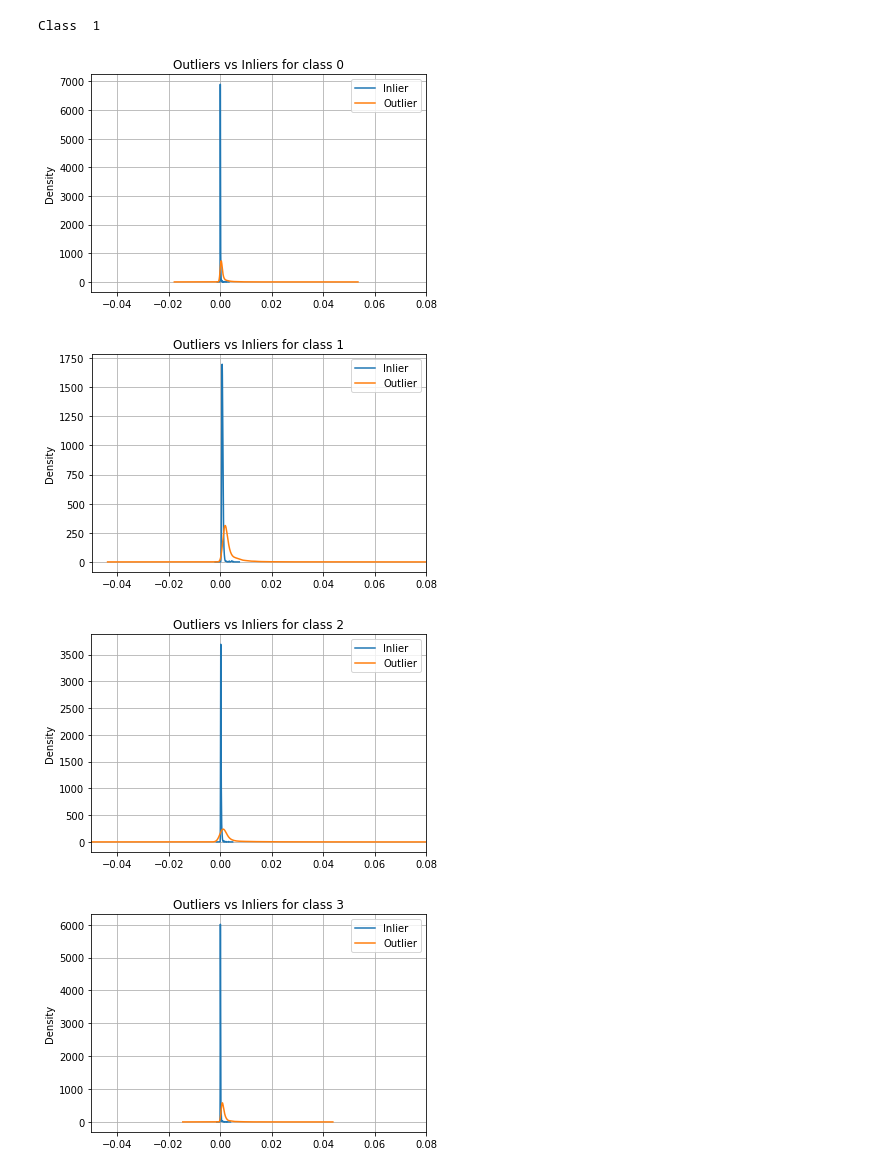
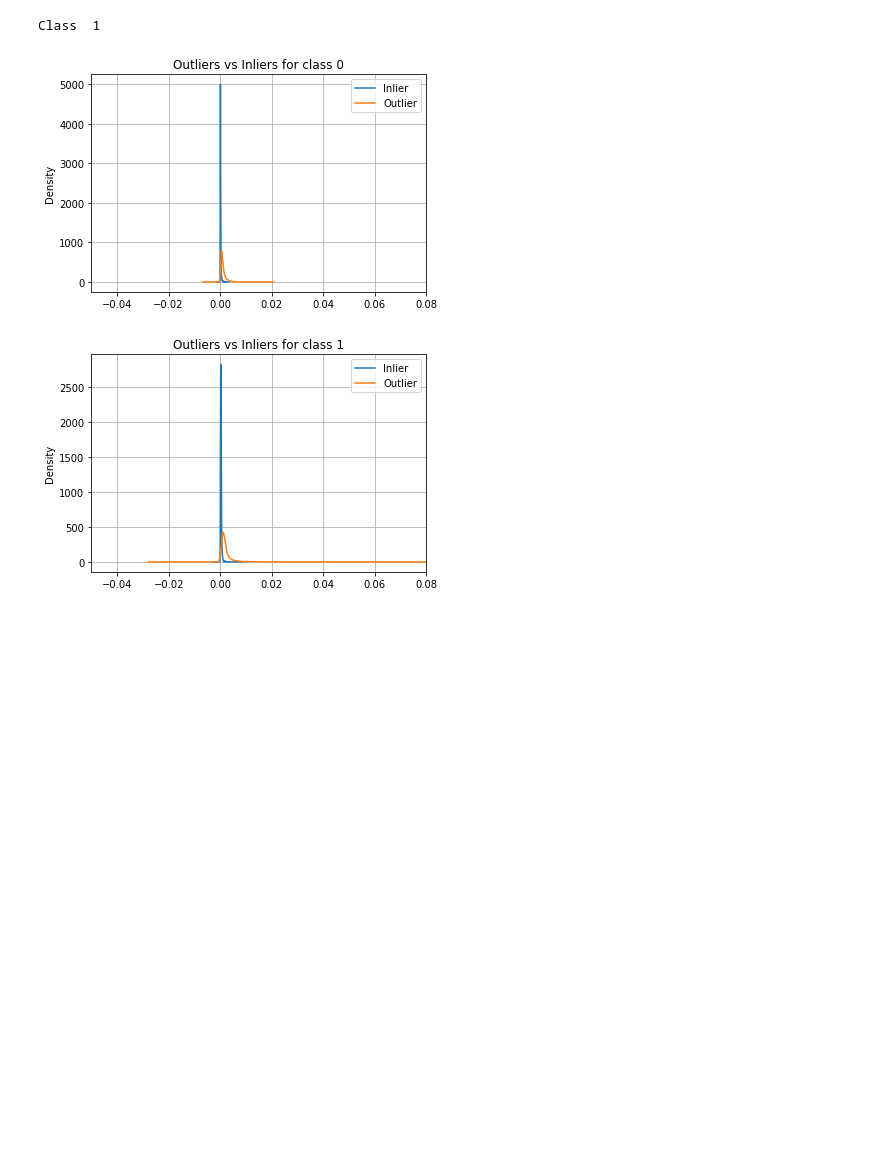
Before and after one commit to XXDIL/DMI, a Jupyter notebook: DMW_A6/ANOMALY_DETECTION-Unsupervised.ipynb, the cells around one changed output. Drawn from its saved outputs; the diff is of its cells as text; code cells hidden in the pictures; blank space fills up the shorter version.

```diff
--- a/DMW_A6/ANOMALY_DETECTION-Unsupervised.ipynb
+++ b/DMW_A6/ANOMALY_DETECTION-Unsupervised.ipynb
@@ -247,18 +247,16 @@ Class  1
 # %%
 import matplotlib.pyplot as plt
 import pandas as pd
-for i in range(10):
+for i in range(N_classes):
     in_ = pd.DataFrame(inscores[i], columns=['Inlier'])
     out_ = pd.DataFrame(outscores[i], columns=['Outlier'])
     fig, ax = plt.subplots()
     in_.plot.kde(ax=ax, legend=True, title='Outliers vs Inliers for class '+str(i))
     out_.plot.kde(ax=ax, legend=True)
     plt.xlim(-0.05, 0.08)
     ax.grid(axis='x')
     ax.grid(axis='y')
     plt.show()
 # %% [output]
-[figure, old version]
+[figure, new version]
-[figure, old version]
+[figure, new version]
-[figure, removed]
-[figure, removed]
```
Also changed, not shown: parts of 3 cells of this notebook, 1 other file.
